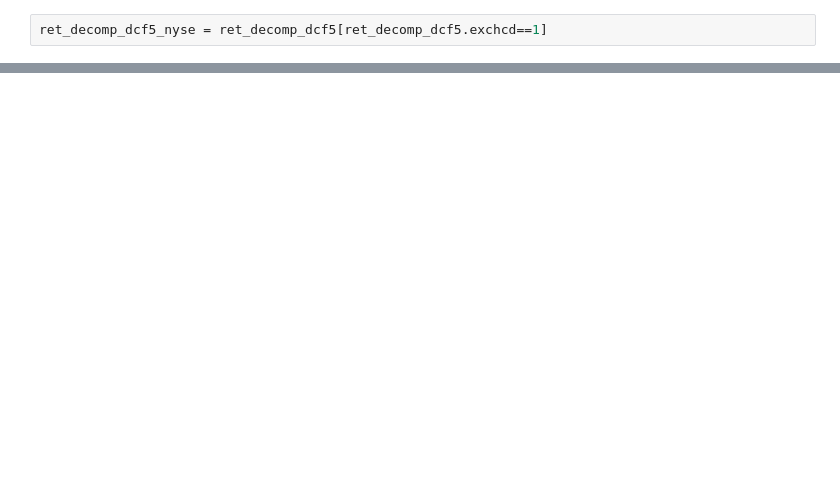
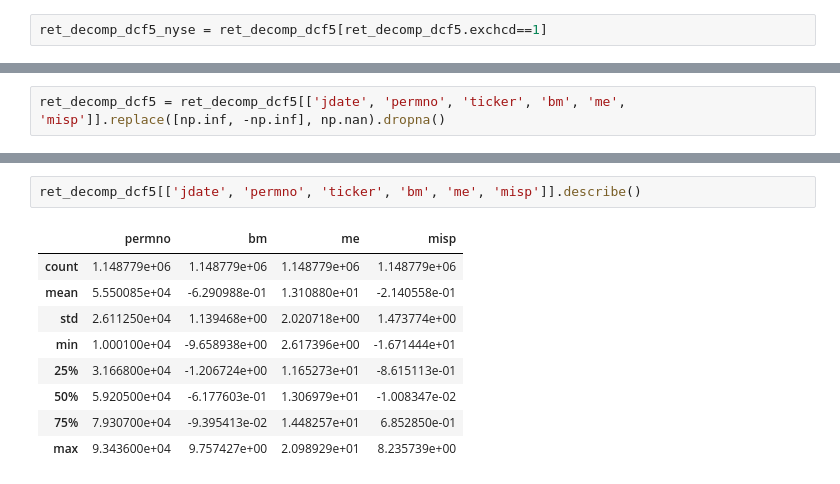
Before and after one commit to mingweima/misp, a Jupyter notebook: analysis_1/2-2-1_size_growth_effect.ipynb, the cells around one changed output, grey strips where cells are left out. Saved outputs shown, nothing was run; the diff lists cells and outputs as text; blank space fills up the shorter version.

```diff
--- a/analysis_1/2-2-1_size_growth_effect.ipynb
+++ b/analysis_1/2-2-1_size_growth_effect.ipynb
@@ -92 +100,3 @@ ret_decomp_dcf5_nyse.groupby(pd.qcut(ret_decomp_dcf5_nyse.bm, 10)).agg('std')[['
+# %%
+ret_decomp_dcf5 = ret_decomp_dcf5[['jdate', 'permno', 'ticker', 'bm', 'me', 'misp']].replace([np.inf, -np.inf], np.nan).dropna()
 # %%
@@ -114,0 +128,12 @@ bm          35.0 -0.021710   0.003371 -6.439436      0.027454 -0.790756
+# %%
+ret_decomp_dcf5[['jdate', 'permno', 'ticker', 'bm', 'me', 'misp']].describe()
+# %% [output]
+|  | permno | bm | me | misp |
+| count | 1.148779e+06 | 1.148779e+06 | 1.148779e+06 | 1.148779e+06 |
+| mean | 5.550085e+04 | -6.290988e-01 | 1.310880e+01 | -2.140558e-01 |
+| std | 2.611250e+04 | 1.139468e+00 | 2.020718e+00 | 1.473774e+00 |
+| min | 1.000100e+04 | -9.658938e+00 | 2.617396e+00 | -1.671444e+01 |
+| 25% | 3.166800e+04 | -1.206724e+00 | 1.165273e+01 | -8.615113e-01 |
+| 50% | 5.920500e+04 | -6.177603e-01 | 1.306979e+01 | -1.008347e-02 |
+| 75% | 7.930700e+04 | -9.395413e-02 | 1.448257e+01 | 6.852850e-01 |
+| max | 9.343600e+04 | 9.757427e+00 | 2.098929e+01 | 8.235739e+00 |
```
Also changed, not shown: parts of 15 cells of this notebook, 38 other files.
